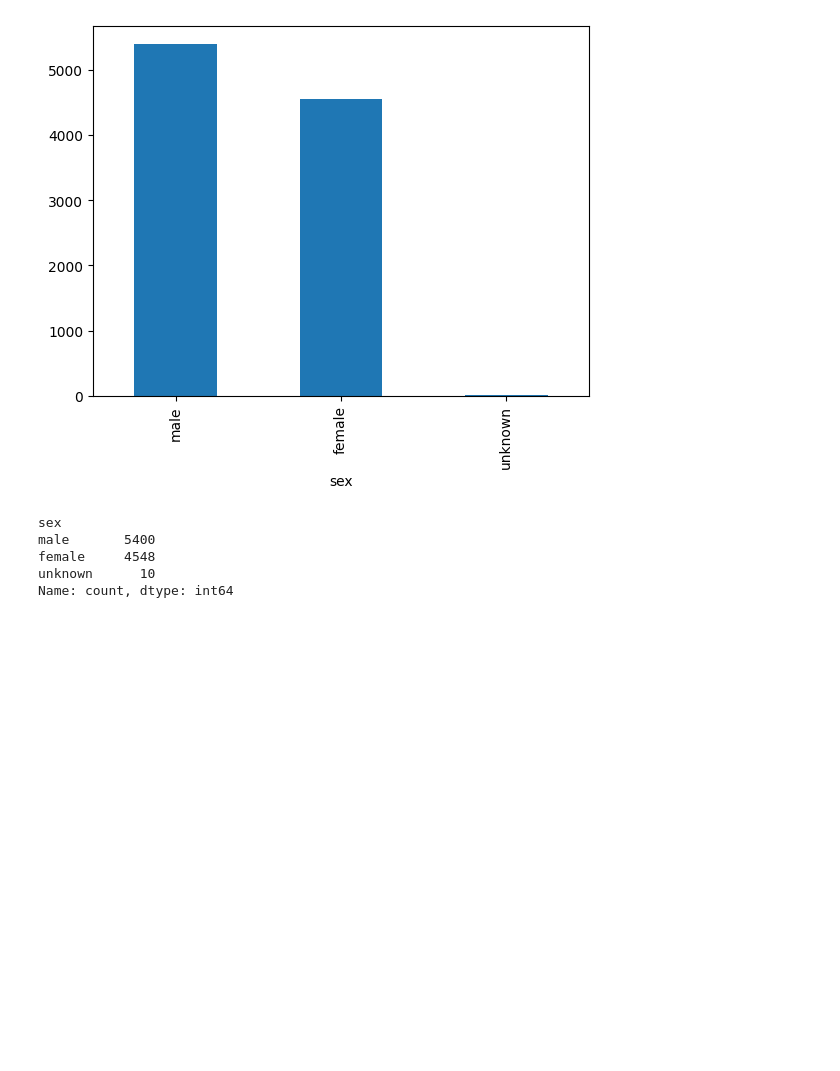
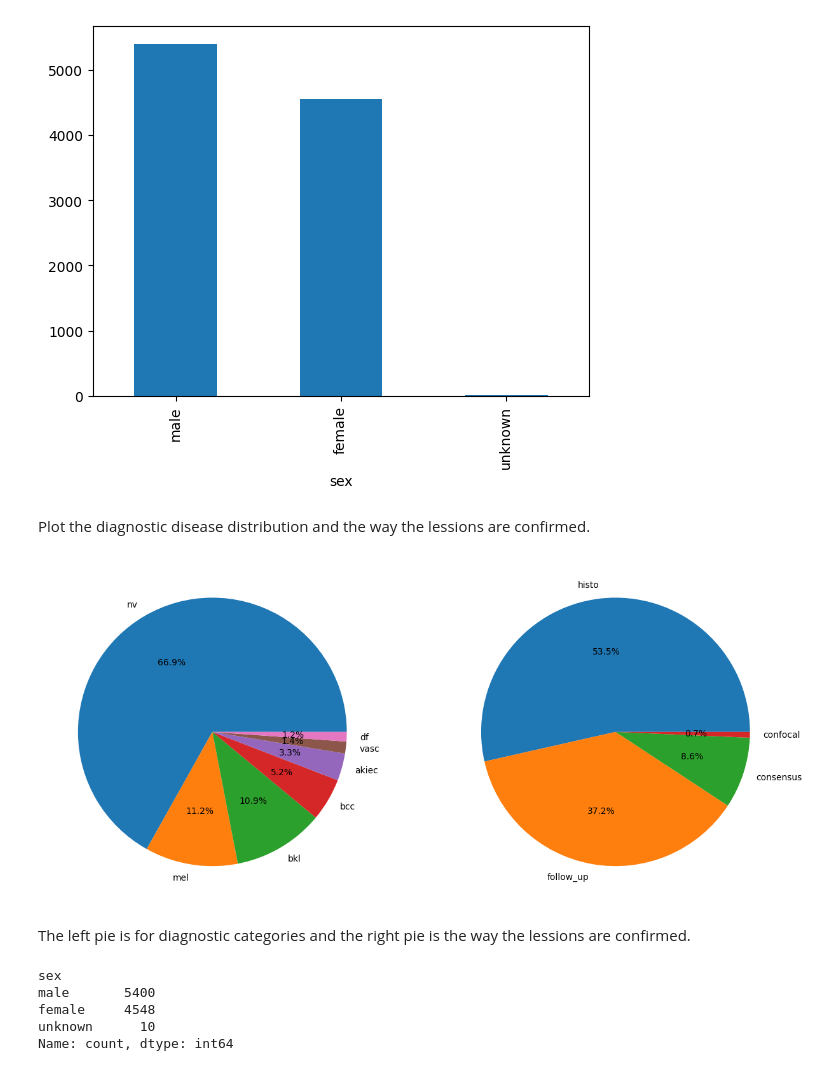
Before and after one commit to CharalamposZisis/Skin-Cancer-Classification-Problem-, a Jupyter notebook: main.ipynb, the cells around one changed output. Saved outputs shown, nothing was run; the diff lists cells and outputs as text; code cells hidden in the pictures; blank space fills up the shorter version.

```diff
--- a/main.ipynb
+++ b/main.ipynb
@@ -181,6 +193,19 @@ df['sex'].value_counts().plot(kind='bar')
 # %% [output]
 <Axes: xlabel='sex'>
 [figure]
+# %% [markdown]
+Plot the diagnostic disease distribution and the way the lessions are confirmed.
+# %%
+plt.figure(figsize=(15,10))
+plt.subplot(1,2,1)
+df['dx'].value_counts().plot.pie(autopct="%1.1f%%")
+plt.subplot(1,2,2)
+df['dx_type'].value_counts().plot.pie(autopct="%1.1f%%")
+plt.show()
+# %% [output]
+[figure, added]
+# %% [markdown]
+The left pie is for diagnostic categories and the right pie is the way the lessions are confirmed.
 # %%
 # define the exact number of unknown bars
 df['sex'].value_counts()
```
Also changed, not shown: parts of 37 cells of this notebook, 2 other files.
